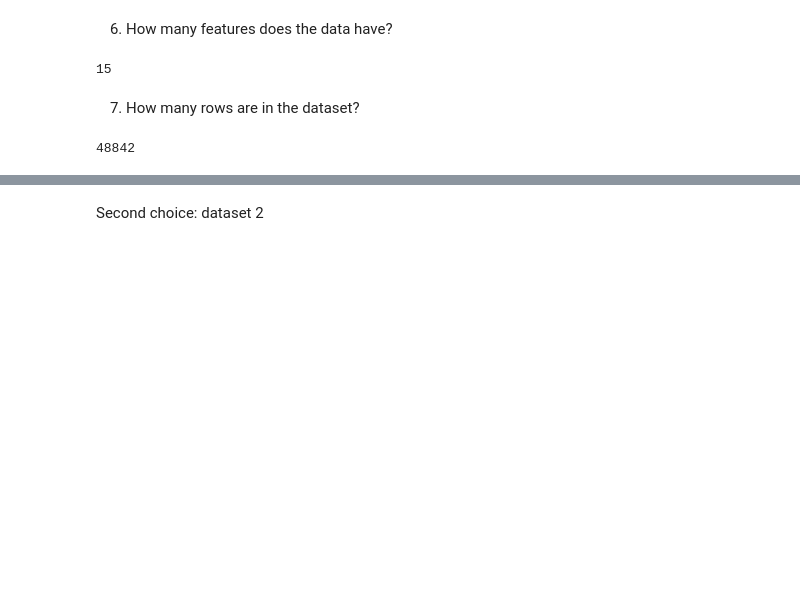
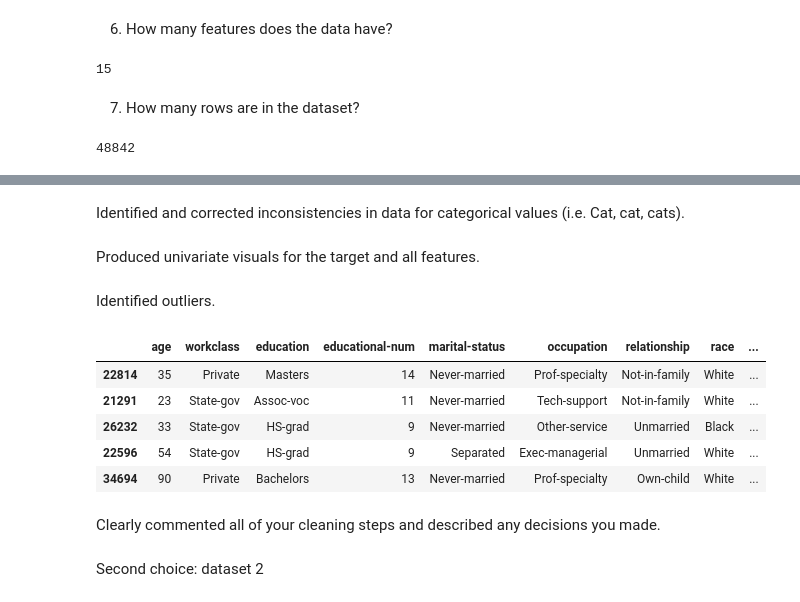
Before and after one commit to helarebah/Australia-s-highest-paying-jobs, a Jupyter notebook: Project_2_Part_1_(Core).ipynb, the cells around one changed output, grey strips where cells are left out. Cells and saved outputs as stored; diff of their text form; code cells hidden in the pictures; blank space fills up the shorter version.

```diff
--- a/Project_2_Part_1_(Core).ipynb
+++ b/Project_2_Part_1_(Core).ipynb
@@ -76,0 +81,2 @@ df.shape[0]
+# %%
+df = df.drop(columns = 'fnlwgt')
@@ -76,0 +89,3 @@ df.shape[0]
+# %%
+df = df.drop_duplicates()
+df.duplicated().sum()
@@ -77,3 +115,24 @@ df.shape[0]
+# %% [markdown]
+Identified and corrected inconsistencies in data for categorical values (i.e. Cat, cat, cats).
+# %% [markdown]
+Produced univariate visuals for the target and all features.
+# %%
+X = df.drop(columns = ['income'])
+y = df['income']
+# %% [markdown]
+Identified outliers.
+# %%
+X_train, X_test, y_train, y_test = train_test_split(X, y, random_state=42)
+X_train.head()
+# %% [output]
+|  | age | workclass | education | educational-num | marital-status | occupation | relationship | race | ... |
+| 22814 | 35 | Private | Masters | 14 | Never-married | Prof-specialty | Not-in-family | White | ... |
+| 21291 | 23 | State-gov | Assoc-voc | 11 | Never-married | Tech-support | Not-in-family | White | ... |
+| 26232 | 33 | State-gov | HS-grad | 9 | Never-married | Other-service | Unmarried | Black | ... |
+| 22596 | 54 | State-gov | HS-grad | 9 | Separated | Exec-managerial | Unmarried | White | ... |
+| 34694 | 90 | Private | Bachelors | 13 | Never-married | Prof-specialty | Own-child | White | ... |
+# %% [markdown]
+Clearly commented all of your cleaning steps and described any decisions you made.
 # %% [markdown]
 Second choice: dataset 2
 # %%
```
Also changed, not shown: parts of 7 cells of this notebook.
